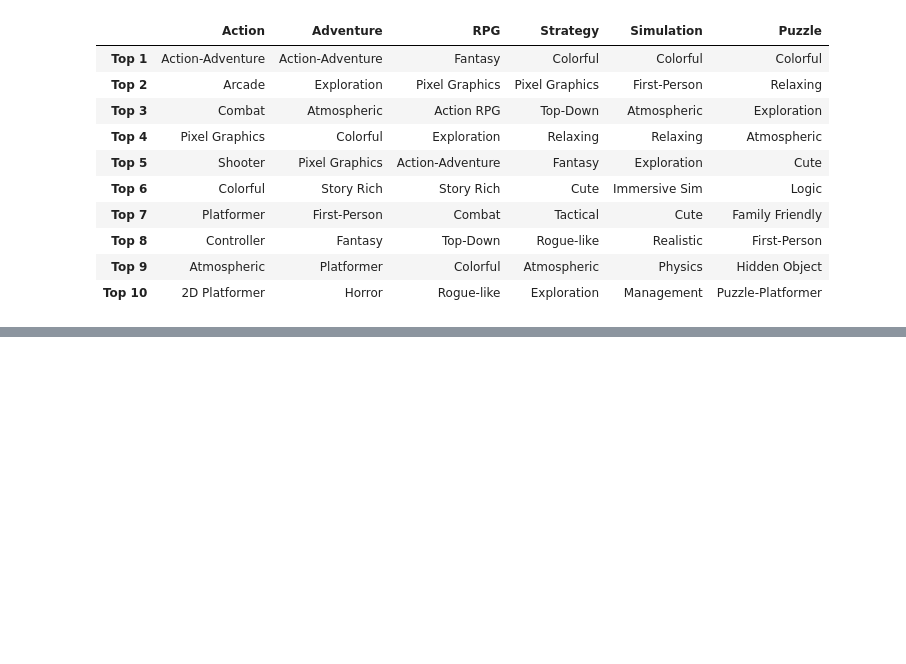
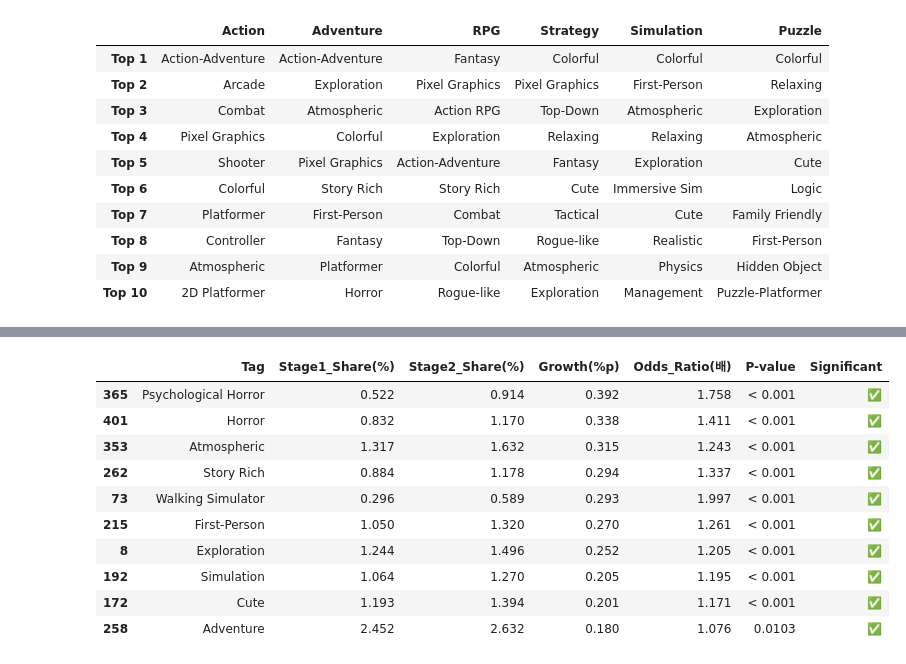
Before and after one commit to jinnyjinnyjinjin/steam-indie-game-analysis, a Jupyter notebook: src/notebooks/JH/realreal/eda_v4.ipynb, the cells around one changed output, grey strips where cells are left out. Saved outputs shown, nothing was run; the diff lists cells and outputs as text; code cells hidden in the pictures; blank space fills up the shorter version.

```diff
--- a/src/notebooks/JH/realreal/eda_v4.ipynb
+++ b/src/notebooks/JH/realreal/eda_v4.ipynb
@@ -683,0 +820,76 @@ plt.show()
+# %%
+import pandas as pd
+import numpy as np
+import json
+from collections import Counter
+from scipy.stats import chi2_contingency
+
+# (1. 데이터 로드 및 stage 할당, tag_list 추출은 동일하게 진행)
+
+# 2. 🚨 [추가됨] 점유율뿐만 아니라 통계 검증을 위한 '실제 카운트(Count)' 추출
+def get_tag_counts(stage_num):
+    all_tags = [tag for sublist in df[df['stage'] == stage_num]['tag_list'] for tag in sublist]
+    total_tags = len(all_tags)
+    tag_counts = Counter(all_tags)
+    return tag_counts, total_tags
+
+count_s1, total_s1 = get_tag_counts(1)
+count_s2, total_s2 = get_tag_counts(2)
+
+# 3. 비교 데이터프레임 및 통계 검증(카이제곱 검정) 수행
+comparison = []
+all_unique_tags = set(list(count_s1.keys()) + list(count_s2.keys()))
+
+for tag in all_unique_tags:
+    c1 = count_s1.get(tag, 0)
+    c2 = count_s2.get(tag, 0)
+
+    # 시장 점유율(%)
+    r1 = (c1 / total_s1) * 100 if total_s1 > 0 else 0
+    r2 = (c2 / total_s2) * 100 if total_s2 > 0 else 0
+
+    # 2x2 교차표 생성: [해당 태그 카운트, 나머지 태그 카운트]
+    rest1 = total_s1 - c1
+    rest2 = total_s2 - c2
+    table = [[c1, rest1], [c2, rest2]]
+
+    # 카이제곱 검정 및 P-value 추출
+    try:
+        chi2, p, _, _ = chi2_contingency(table)
+    except ValueError:
+        p = np.nan # 계산 불가 시 NaN
+
+    # 오즈비 (Odds Ratio): 2단계에서 이 태그가 쓰일 확률이 1단계 대비 몇 배인가?
+    try:
+        odds_ratio = (c2 * rest1) / (c1 * rest2) if c1 > 0 else np.nan
+    except ZeroDivisionError:
+        odds_ratio = np.nan
+
+    # P-value 포맷팅 (0.001보다 작으면 < 0.001로 표기)
+    p_str = "< 0.001" if pd.notna(p) and p < 0.001 else f"{p:.4f}"
+
+    comparison.append({
+        'Tag': tag,
+        'Stage1_Share(%)': r1,
+        'Stage2_Share(%)': r2,
+        'Growth(%p)': r2 - r1,
+        'Odds_Ratio(배)': odds_ratio,
+        'P-value': p_str,
+        'Significant': '✅' if pd.notna(p) and p < 0.05 else '❌'
+    })
+
+comp_df = pd.DataFrame(comparison)
+
+# 노이즈 제거: 2단계에서 점유율이 0.5% 이상인 의미 있는 태그만 필터링
+comp_df = comp_df[comp_df['Stage2_Share(%)'] >= 0.5]
+
+# 4. Top 10 추출 및 출력
+rising_top10 = comp_df.sort_values('Growth(%p)', ascending=False).head(10)
+trap_top10 = comp_df.sort_values('Growth(%p)', ascending=True).head(10)
+
+print("💡 [성장 동력] 1단계 -> 2단계 진입 시 '시장 점유율'이 폭증하는 태그 (통계 검증 완료)")
+display(rising_top10[['Tag', 'Stage1_Share(%)', 'Stage2_Share(%)', 'Growth(%p)', 'Odds_Ratio(배)', 'P-value', 'Significant']].round(3))
+
+print("\n💀 [함정 태그] 2단계로 가면서 거품이 쫙 빠지는 태그 (통계 검증 완료)")
+display(trap_top10[['Tag', 'Stage1_Share(%)', 'Stage2_Share(%)', 'Growth(%p)', 'Odds_Ratio(배)', 'P-value', 'Significant']].round(3))
+# %% [output]
@@ -683,0 +897,11 @@ plt.show()
+|  | Tag | Stage1_Share(%) | Stage2_Share(%) | Growth(%p) | Odds_Ratio(배) | P-value | Significant |
+| 365 | Psychological Horror | 0.522 | 0.914 | 0.392 | 1.758 | < 0.001 | ✅ |
+| 401 | Horror | 0.832 | 1.170 | 0.338 | 1.411 | < 0.001 | ✅ |
+| 353 | Atmospheric | 1.317 | 1.632 | 0.315 | 1.243 | < 0.001 | ✅ |
+| 262 | Story Rich | 0.884 | 1.178 | 0.294 | 1.337 | < 0.001 | ✅ |
+| 73 | Walking Simulator | 0.296 | 0.589 | 0.293 | 1.997 | < 0.001 | ✅ |
+| 215 | First-Person | 1.050 | 1.320 | 0.270 | 1.261 | < 0.001 | ✅ |
+| 8 | Exploration | 1.244 | 1.496 | 0.252 | 1.205 | < 0.001 | ✅ |
+| 192 | Simulation | 1.064 | 1.270 | 0.205 | 1.195 | < 0.001 | ✅ |
+| 172 | Cute | 1.193 | 1.394 | 0.201 | 1.171 | < 0.001 | ✅ |
+| 258 | Adventure | 2.452 | 2.632 | 0.180 | 1.076 | 0.0103 | ✅ |
```
Also changed, not shown: parts of 8 cells of this notebook.
